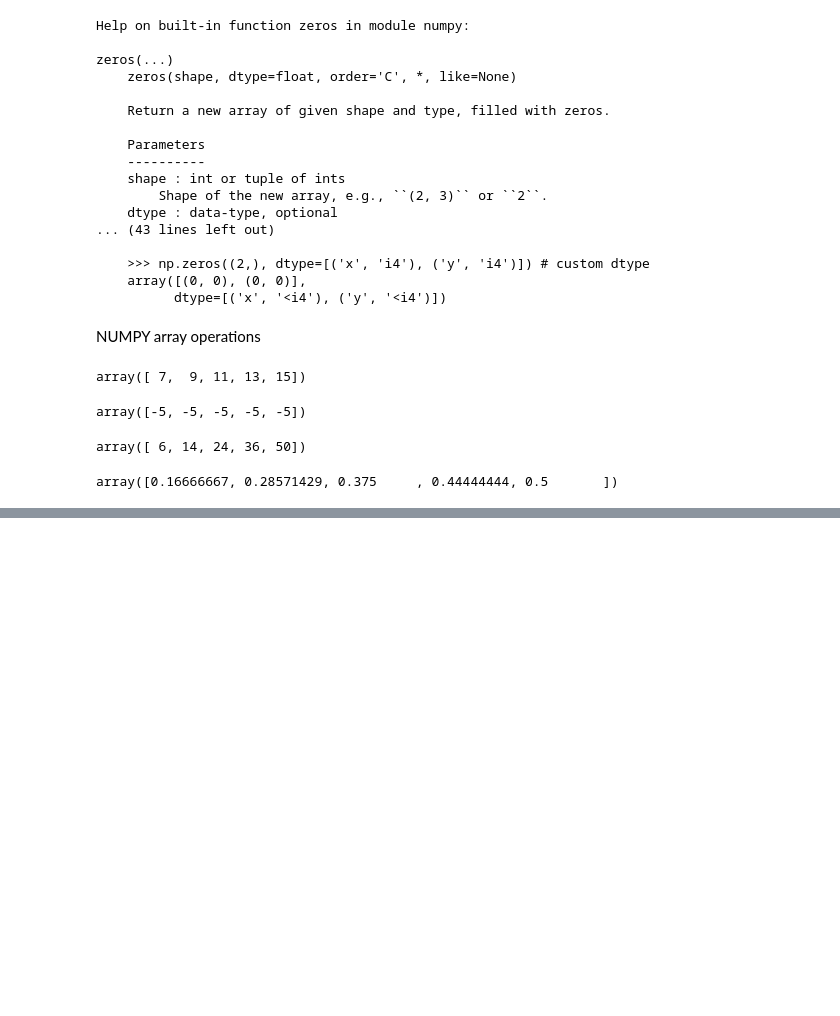
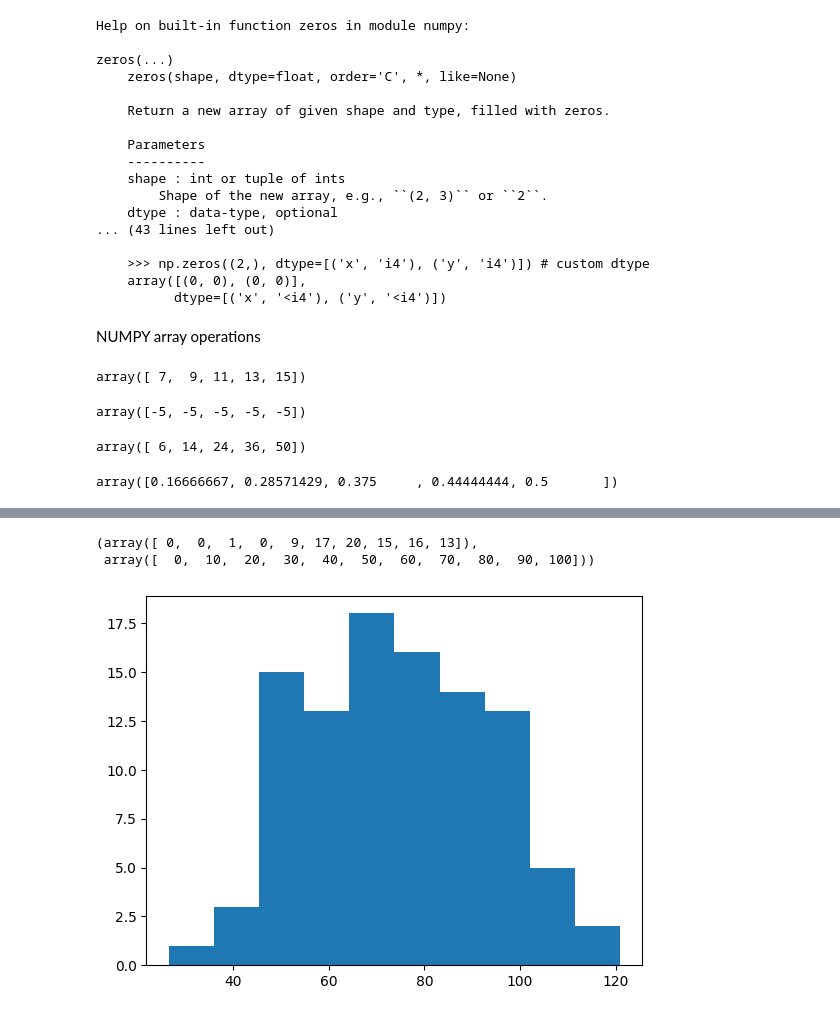
Before and after one commit to anarghya-04/ICSSL_Class1, a Jupyter notebook: python_intro_CSSL.ipynb, the cells around one changed output, grey strips where cells are left out. Cells and saved outputs as stored; diff of their text form; code cells hidden in the pictures; blank space fills up the shorter version.

```diff
--- a/python_intro_CSSL.ipynb
+++ b/python_intro_CSSL.ipynb
@@ -277,0 +399,3 @@ array([0.16666667, 0.28571429, 0.375     , 0.44444444, 0.5       ])
+# %%
+normal_dist = np.random.normal(loc=70, scale = 20, size = 100 ) #loc = mean, scale = SD, size is number of samples.
+normal_dist
@@ -277,0 +420,7 @@ array([0.16666667, 0.28571429, 0.375     , 0.44444444, 0.5       ])
+# %%
+plt.hist(normal_dist) #matplotlib
+np.histogram(normal_dist, bins=[0,10,20,30,40,50,60,70,80,90,100]) #numpy. doesn't plot the histogram. Just calculation.
+# %% [output]
+(array([ 0,  0,  1,  0,  9, 17, 20, 15, 16, 13]),
+ array([  0,  10,  20,  30,  40,  50,  60,  70,  80,  90, 100]))
+[figure, added]
```
Also changed, not shown: parts of 30 cells of this notebook.
